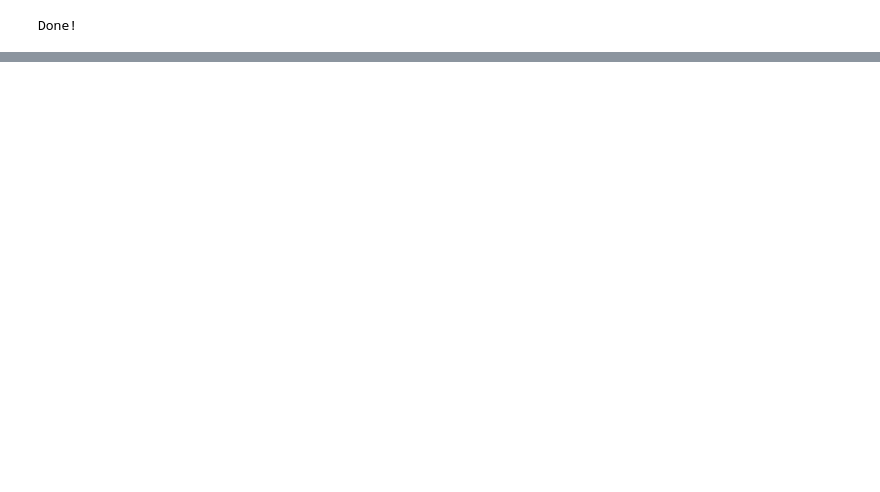
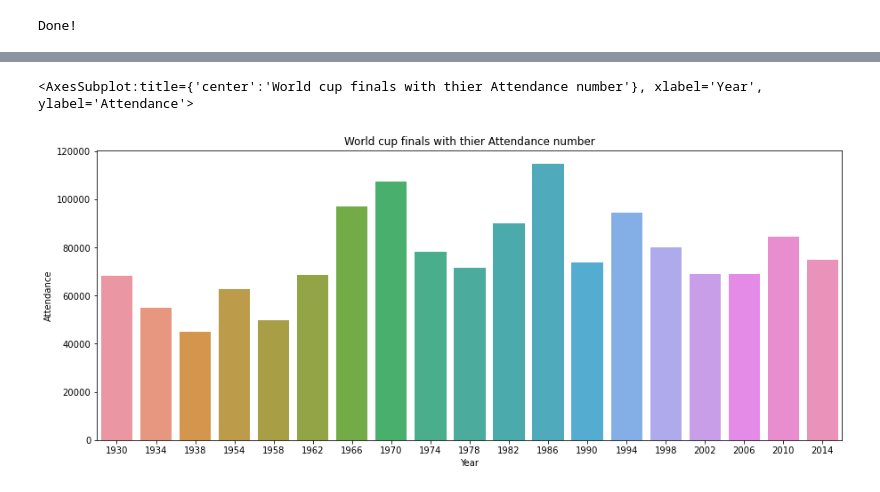
Before and after one commit to KitwanaSh/FIFA_WorldCups, a Jupyter notebook: wc_notebook.ipynb, the cells around one changed output, grey strips where cells are left out. Saved outputs shown, nothing was run; the diff lists cells and outputs as text; code cells hidden in the pictures; blank space fills up the shorter version.

```diff
--- a/wc_notebook.ipynb
+++ b/wc_notebook.ipynb
@@ -22,0 +42,16 @@ df.head()
+# %%
+# We creat an index column to specify years
+df.index = pd.to_datetime(df.index)
+df['Year'] = pd.DatetimeIndex(df.index).year
+# %%
+finals = df[df.Stage == 'Final']
+#Compare all the worldcup finals with people attendance records
+plt.figure(figsize = (15, 6))
+
+# Giving the chart a title
+plt.title("World cup finals with thier Attendance number")
+# Make a barchart
+sns.barplot(x = finals.Year, y = finals['Attendance'])
+# %% [output]
+<AxesSubplot:title={'center':'World cup finals with thier Attendance number'}, xlabel='Year', ylabel='Attendance'>
+[figure, added]
```
Also changed, not shown: parts of 8 cells of this notebook.
